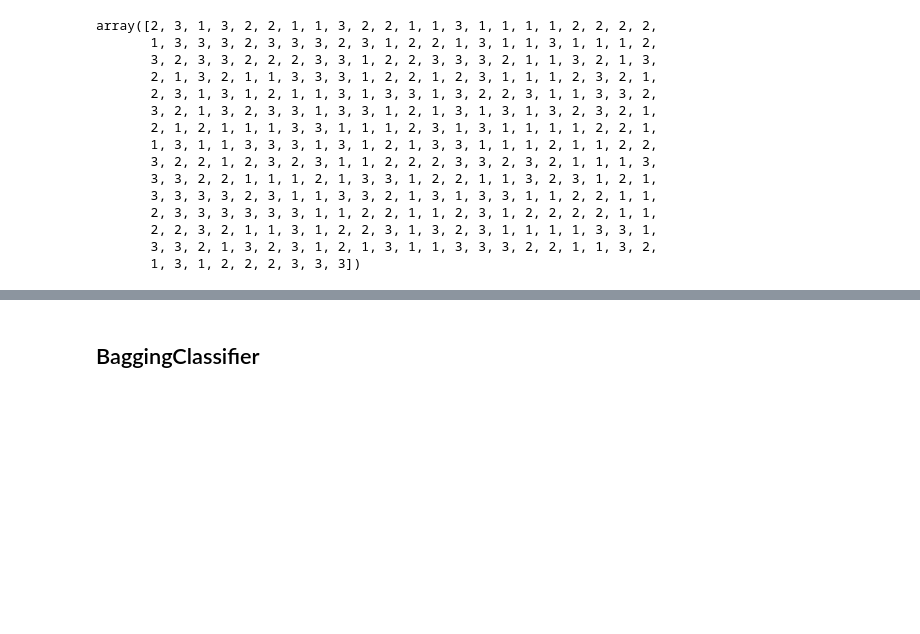
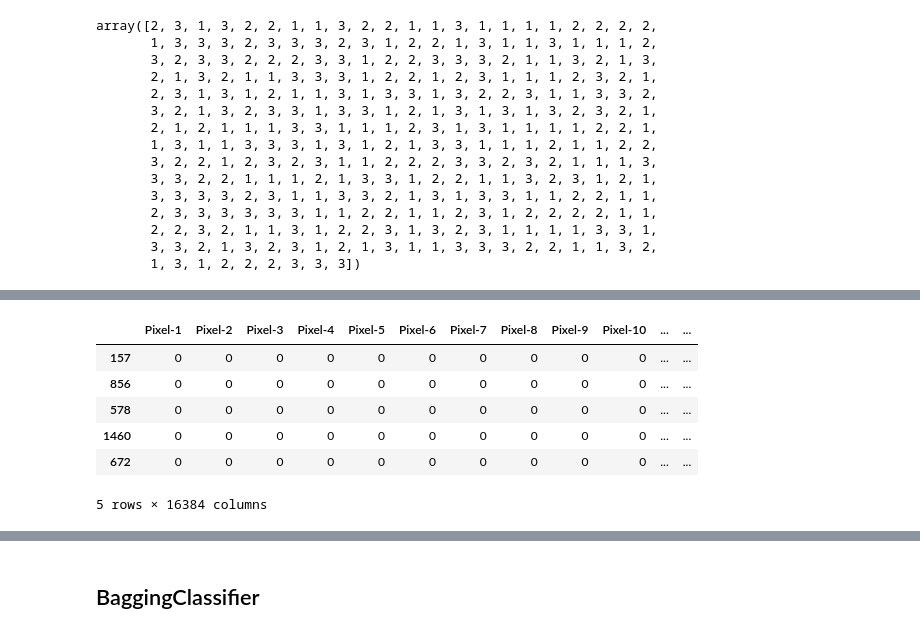
Before and after one commit to negativenagesh/Arecaverse, a Jupyter notebook: EDA/eda.ipynb, the cells around one changed output, grey strips where cells are left out. Cells and saved outputs as stored; diff of their text form; code cells hidden in the pictures; blank space fills up the shorter version.

```diff
--- a/EDA/eda.ipynb
+++ b/EDA/eda.ipynb
@@ -389,0 +396,32 @@ array([2, 3, 1, 3, 2, 2, 1, 1, 3, 2, 2, 1, 1, 3, 1, 1, 1, 1, 2, 2, 2, 2,
+# %%
+def create_bagged_data(df, n_bags=10, sample_size=1500):
+    bags = []
+    for _ in range(n_bags):
+        bag = df.sample(n=sample_size, replace=True)
+
+        x = bag.drop(columns=['grade'])
+        y = bag['grade']
+
+        x_train, x_test, y_train, y_test = train_test_split(x, y, test_size=0.2)
+
+        scaler = StandardScaler()
+        x_train_scaled = scaler.fit_transform(x_train)
+        x_test_scaled = scaler.transform(x_test)
+
+        bags.append({
+            'x_train': x_train,
+            'x_test': x_test,
+            'y_train': y_train,
+            'y_test': y_test,
+            'x_train_scaled': x_train_scaled,
+            'x_test_scaled': x_test_scaled
+        })
+    return bags
+
+bags = create_bagged_data(data, n_bags=10, sample_size=1500)
+
+for i, bag in enumerate(bags):
+    print(f"Bag {i+1} - x_train shape: {bag['x_train'].shape}")
+    print(f"Bag {i+1} - x_test shape: {bag['x_test'].shape}")
+    print(f"Bag {i+1} - y_train shape: {bag['y_train'].shape}")
+    print(f"Bag {i+1} - y_test shape: {bag['y_test'].shape}")
@@ -389,0 +446,10 @@ array([2, 3, 1, 3, 2, 2, 1, 1, 3, 2, 2, 1, 1, 3, 1, 1, 1, 1, 2, 2, 2, 2,
+# %%
+bags[0]['x_train'].head()
+# %% [output]
+|  | Pixel-1 | Pixel-2 | Pixel-3 | Pixel-4 | Pixel-5 | Pixel-6 | Pixel-7 | Pixel-8 | Pixel-9 | Pixel-10 | ... | ... |
+| 157 | 0 | 0 | 0 | 0 | 0 | 0 | 0 | 0 | 0 | 0 | ... | ... |
+| 856 | 0 | 0 | 0 | 0 | 0 | 0 | 0 | 0 | 0 | 0 | ... | ... |
+| 578 | 0 | 0 | 0 | 0 | 0 | 0 | 0 | 0 | 0 | 0 | ... | ... |
+| 1460 | 0 | 0 | 0 | 0 | 0 | 0 | 0 | 0 | 0 | 0 | ... | ... |
+| 672 | 0 | 0 | 0 | 0 | 0 | 0 | 0 | 0 | 0 | 0 | ... | ... |
+5 rows × 16384 columns
```
Also changed, not shown: parts of 9 cells of this notebook.
